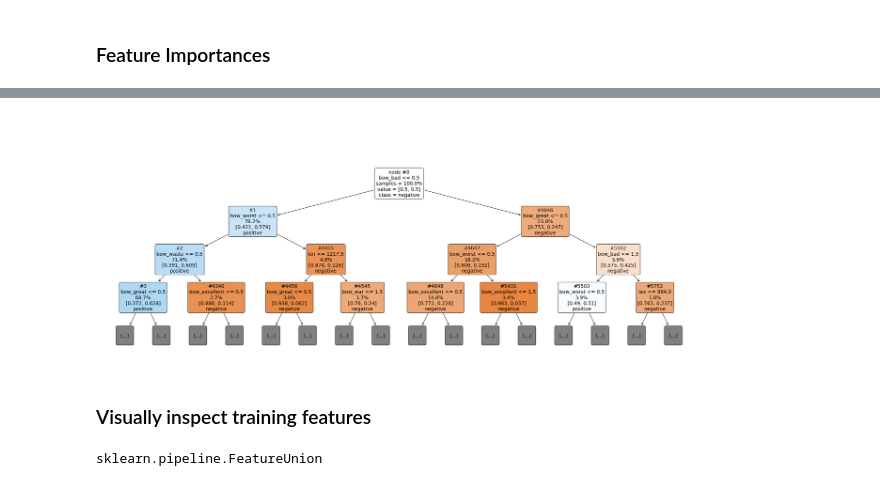
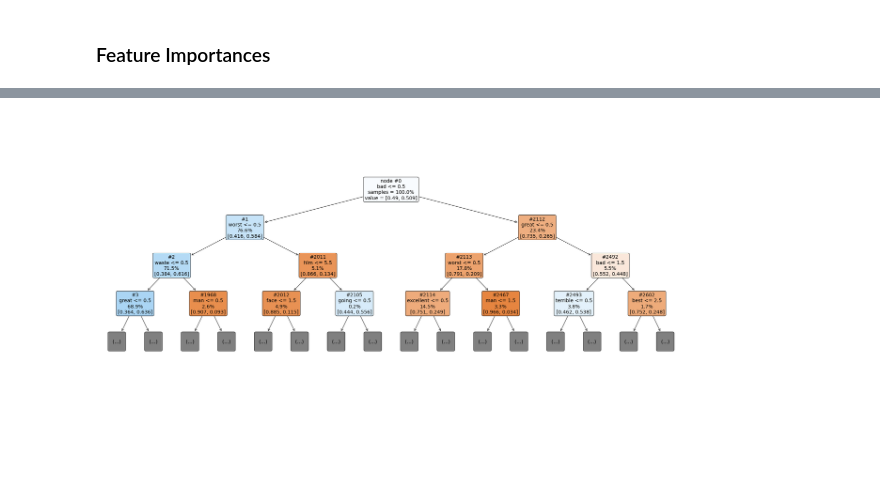
Before and after one commit to stepthom/NLP_course, a Jupyter notebook: document_classification/imdb_classification_simple.ipynb, the cells around one changed output, grey strips where cells are left out. Saved outputs shown, nothing was run; the diff lists cells and outputs as text; code cells hidden in the pictures; blank space fills up the shorter version.

```diff
--- a/document_classification/imdb_classification_simple.ipynb
+++ b/document_classification/imdb_classification_simple.ipynb
@@ -89,0 +52,12 @@ pipe = Pipeline([('features', union),  ('clf', DecisionTreeClassifier(random_sta
+# %%
+from sklearn.feature_extraction.text import CountVectorizer
+
+# Build a simple Bag of Words representation using CountVectorizer
+
+vectorizer = CountVectorizer(min_df=.01,
+                             max_df=.8,
+                             ngram_range=[1,3],
+                             max_features=300,
+                             stop_words='english')
+
+vectorizer.fit(X_train)
@@ -90,4 +71,2 @@ pipe = Pipeline([('features', union),  ('clf', DecisionTreeClassifier(random_sta
 # %% [markdown]
 # Modeling Fitting
-# %%
-pipe.fit(X_train, y_train)
@@ -112,0 +73,9 @@ feature_names = bow_names + ['len', 'syll', 'lex', 'sent', 'flesch', 'kincaid',
+# %%
+from sklearn.tree import DecisionTreeClassifier
+
+# Get features from training data
+X_train_features = vectorizer.transform(X_train)
+
+# Train a simple classifier
+clf = DecisionTreeClassifier(random_state=223)
+clf.fit(X_train_features, y_train)
@@ -136,8 +117,9 @@ clf_obj = pipe.named_steps['clf']
 # %% [markdown]
 ### Feature Importances
 # %%
-imp = pd.DataFrame({'Feature': feature_names, 'Importance': clf_obj.feature_importances_})
+feature_names = vectorizer.get_feature_names()
+imp = pd.DataFrame({'Feature': feature_names, 'Importance': clf.feature_importances_})
 imp = imp.sort_values('Importance', ascending=False)
-imp.head(20)
+imp.head(10)
 # %% [output]
 |  | Feature | Importance |
@@ -160,19 +136,11 @@ imp.head(20)
 # %%
 # Needs sklearn 0.21 or higher
 from sklearn.tree import plot_tree
+import matplotlib.pyplot as plt
 
 plt.figure(figsize=[30,10]);
-plot_tree(clf_obj, filled=True, feature_names = feature_names, class_names = class_names,
+plot_tree(clf, filled=True, feature_names = feature_names,
           label='root', fontsize=14, impurity=False, rounded=True, proportion=True, max_depth=3, node_ids=True);
 plt.tight_layout();
 # %% [output]
-[figure, old version]
+[figure, new version]
-# %% [markdown]
-### Visually inspect training features
-# %%
-feature_processing_obj = pipe.named_steps['features']
-type(feature_processing_obj)
-f = feature_processing_obj.transform(X_train).toarray()
-features_train = pd.DataFrame(f, columns = feature_names)
-# %% [output]
-sklearn.pipeline.FeatureUnion
```
Also changed, not shown: parts of 27 cells of this notebook.
